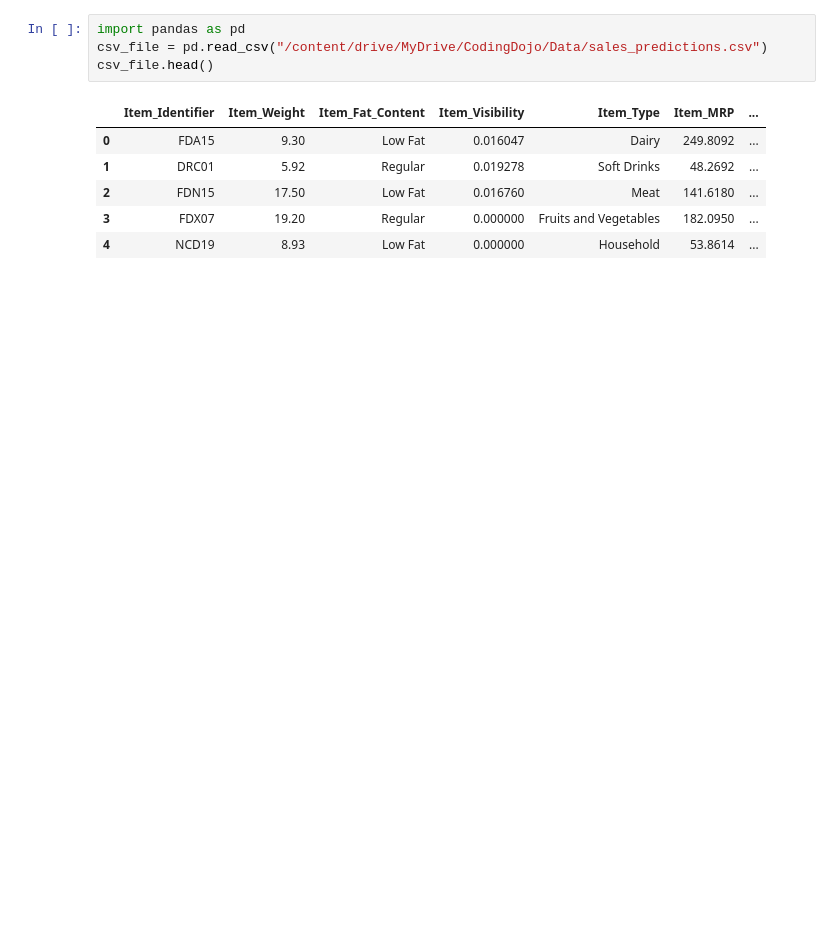
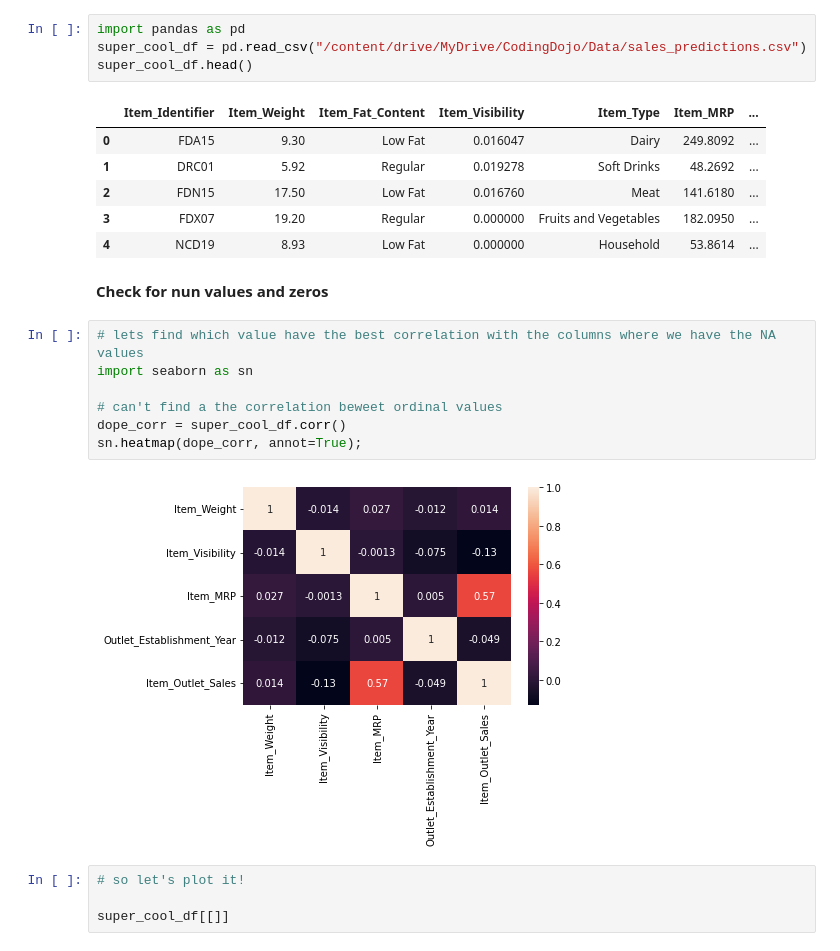
Before and after one commit to GoranTopic/food-sales-predictions, a Jupyter notebook: food_sales_predictions.ipynb, the cells around one changed output. Cells and saved outputs as stored; diff of their text form; blank space fills up the shorter version.

```diff
--- a/food_sales_predictions.ipynb
+++ b/food_sales_predictions.ipynb
@@ -3,7 +7,7 @@
 # %%
 import pandas as pd
-csv_file = pd.read_csv("/content/drive/MyDrive/CodingDojo/Data/sales_predictions.csv")
-csv_file.head()
+super_cool_df = pd.read_csv("/content/drive/MyDrive/CodingDojo/Data/sales_predictions.csv")
+super_cool_df.head()
 # %% [output]
 |  | Item_Identifier | Item_Weight | Item_Fat_Content | Item_Visibility | Item_Type | Item_MRP | ... |
 | 0 | FDA15 | 9.30 | Low Fat | 0.016047 | Dairy | 249.8092 | ... |
@@ -11,3 +15,18 @@ csv_file.head()
 | 2 | FDN15 | 17.50 | Low Fat | 0.016760 | Meat | 141.6180 | ... |
 | 3 | FDX07 | 19.20 | Regular | 0.000000 | Fruits and Vegetables | 182.0950 | ... |
 | 4 | NCD19 | 8.93 | Low Fat | 0.000000 | Household | 53.8614 | ... |
+# %% [markdown]
+**Check for nun values and zeros**
+# %%
+# lets find which value have the best correlation with the columns where we have the NA values
+import seaborn as sn
+
+# can't find a the correlation beweet ordinal values
+dope_corr = super_cool_df.corr()
+sn.heatmap(dope_corr, annot=True);
+# %% [output]
+[figure, added]
+# %%
+# so let's plot it!
+
+super_cool_df[[]]
```
Also changed, not shown: parts of 3 cells of this notebook.
